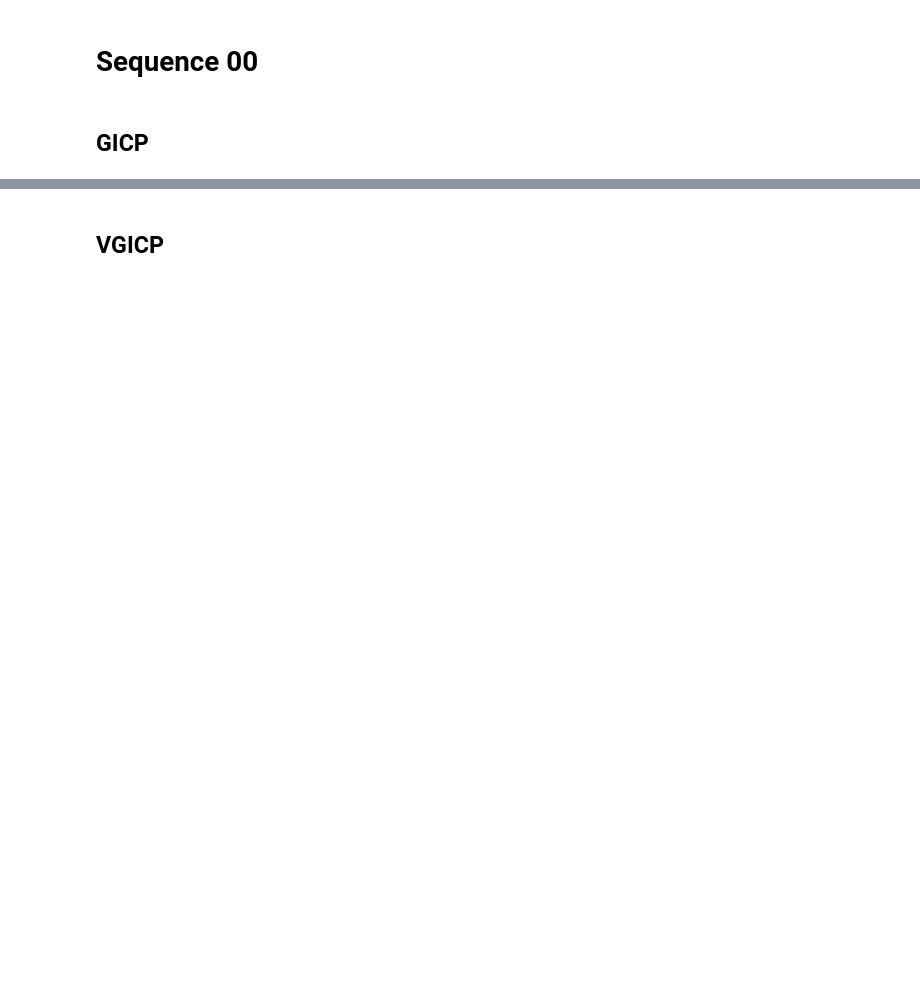
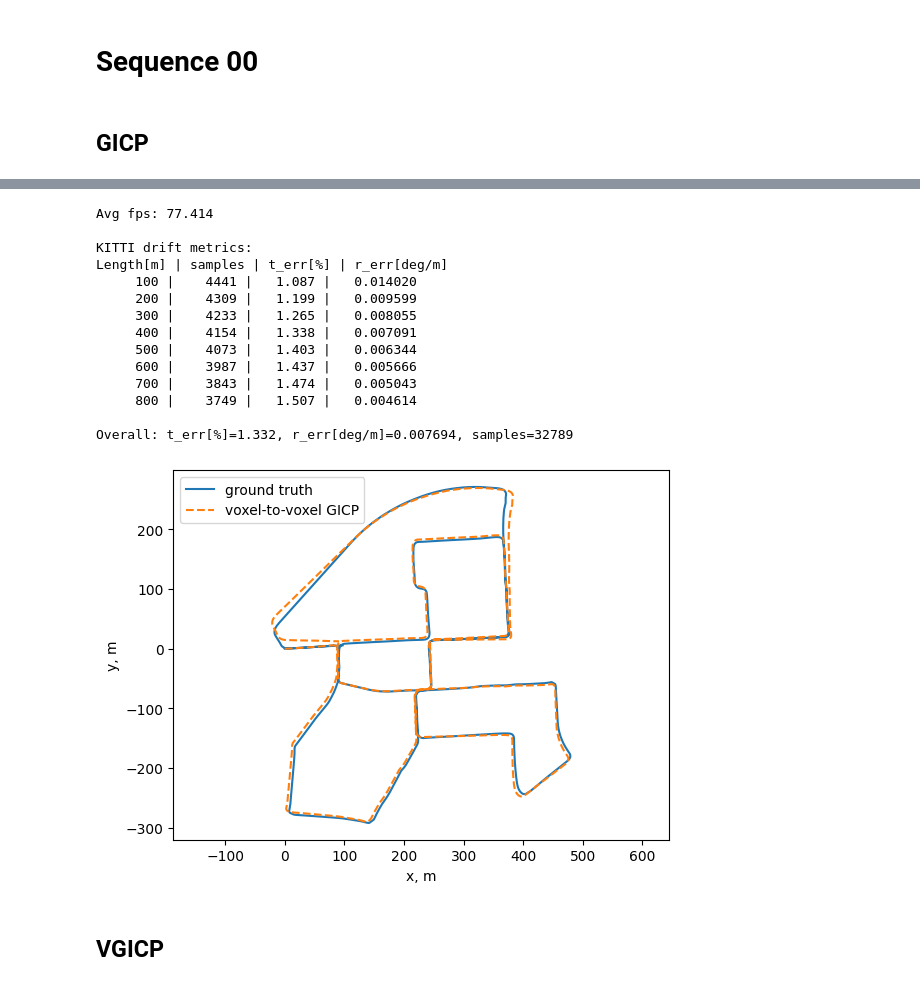
Before and after one commit to igo320345/voxel-to-voxel_gicp, a Jupyter notebook: src/kitti_eval.ipynb, the cells around one changed output, grey strips where cells are left out. Drawn from its saved outputs; the diff is of its cells as text; code cells hidden in the pictures; blank space fills up the shorter version.

```diff
--- a/src/kitti_eval.ipynb
+++ b/src/kitti_eval.ipynb
@@ -206,2 +9,23 @@ Overall: t_err[%]=2.302, r_err[deg/m]=0.010346, samples=32789
+# %%
+reg = pygicp.FastGICP()
+reg.set_num_threads(0)
+dataset = KittiOdometrySequence("/Users/igo320341/Desktop/kitti_odometry", "00")
+result = evaluate_and_plot(reg, dataset, downsample_resolution=0.5, plot_title="KITTI 00 - GICP")
+# %% [output]
+Avg fps: 77.414
+
+KITTI drift metrics:
+Length[m] | samples | t_err[%] | r_err[deg/m]
+     100 |    4441 |   1.087 |   0.014020
+     200 |    4309 |   1.199 |   0.009599
+     300 |    4233 |   1.265 |   0.008055
+     400 |    4154 |   1.338 |   0.007091
+     500 |    4073 |   1.403 |   0.006344
+     600 |    3987 |   1.437 |   0.005666
+     700 |    3843 |   1.474 |   0.005043
+     800 |    3749 |   1.507 |   0.004614
+
+Overall: t_err[%]=1.332, r_err[deg/m]=0.007694, samples=32789
+[figure, added]
 # %% [markdown]
 ## VGICP
```
Also changed, not shown: parts of 85 cells of this notebook, 13 other files.
